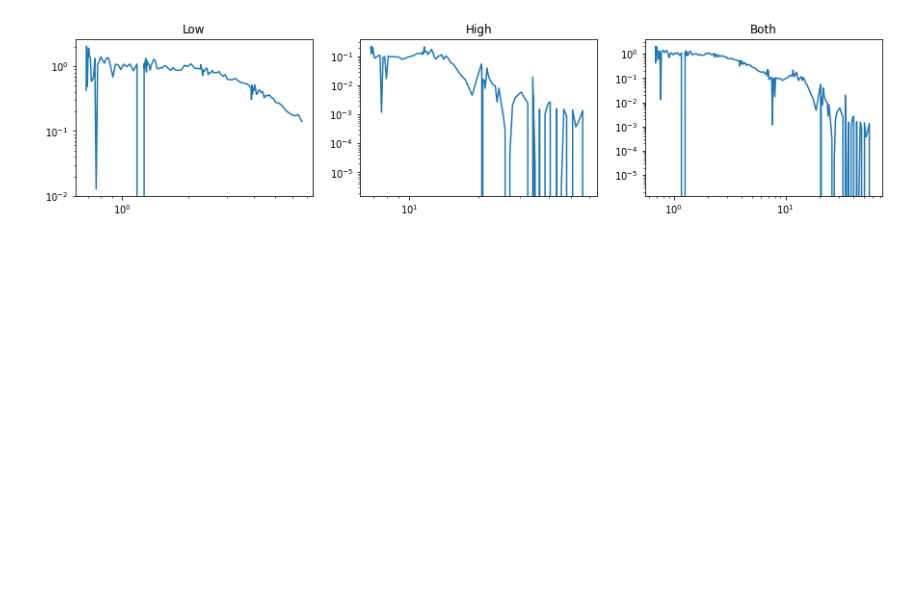
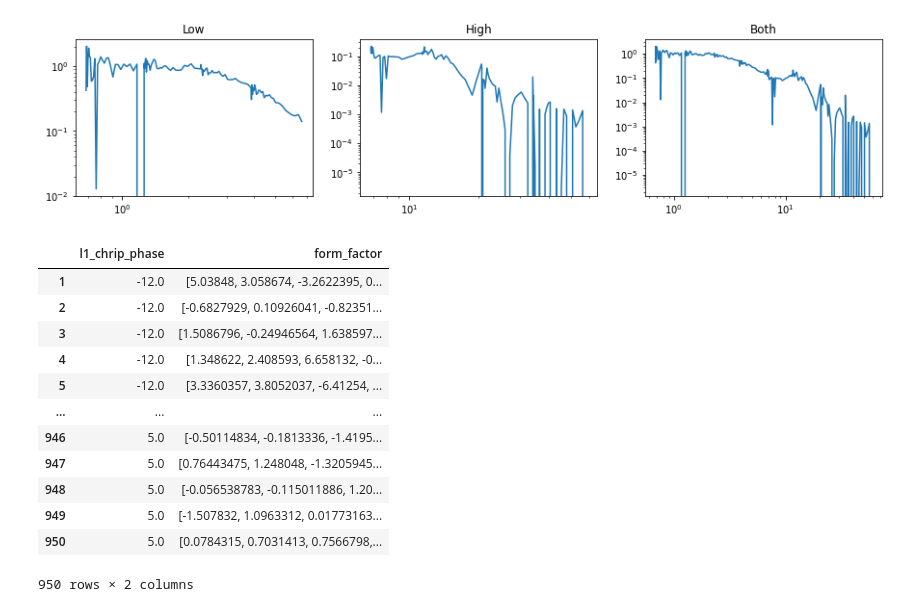
Before and after one commit to jank324/spectral-vd-euxfel, a Jupyter notebook: preprocess.ipynb, the cells around one changed output. Drawn from its saved outputs; the diff is of its cells as text; code cells hidden in the pictures; blank space fills up the shorter version.

```diff
--- a/preprocess.ipynb
+++ b/preprocess.ipynb
@@ -153,0 +153,30 @@ plt.show()
+# %%
+frequencies = crisp_low.loc[0,"bunch_formfactor"][:,0]
+
+remove_frequencies = lambda data: data[:, 1]
+combined = crisp_low[1:][["l1_chrip_phase","bunch_formfactor"]].copy()
+combined["form_factor_low"] = combined["bunch_formfactor"].apply(remove_frequencies)
+combined.drop("bunch_formfactor", axis=1, inplace=True)
+combined["form_factor_high"] = crisp_low[1:]["bunch_formfactor"].apply(remove_frequencies)
+
+def combine_form_factors(row):
+    return np.concatenate([row["form_factor_low"][:120], row["form_factor_high"][120:]])
+
+combined["form_factor"] = combined.apply(combine_form_factors, axis=1)
+combined.drop(["form_factor_low", "form_factor_high"], axis=1, inplace=True)
+
+combined
+# %% [output]
+|  | l1_chrip_phase | form_factor |
+| 1 | -12.0 | [5.03848, 3.058674, -3.2622395, 0... |
+| 2 | -12.0 | [-0.6827929, 0.10926041, -0.82351... |
+| 3 | -12.0 | [1.5086796, -0.24946564, 1.638597... |
+| 4 | -12.0 | [1.348622, 2.408593, 6.658132, -0... |
+| 5 | -12.0 | [3.3360357, 3.8052037, -6.41254, ... |
+| ... | ... | ... |
+| 946 | 5.0 | [-0.50114834, -0.1813336, -1.4195... |
+| 947 | 5.0 | [0.76443475, 1.248048, -1.3205945... |
+| 948 | 5.0 | [-0.056538783, -0.115011886, 1.20... |
+| 949 | 5.0 | [-1.507832, 1.0963312, 0.01773163... |
+| 950 | 5.0 | [0.0784315, 0.7031413, 0.7566798,... |
+950 rows × 2 columns
```
Also changed, not shown: parts of 5 cells of this notebook.
